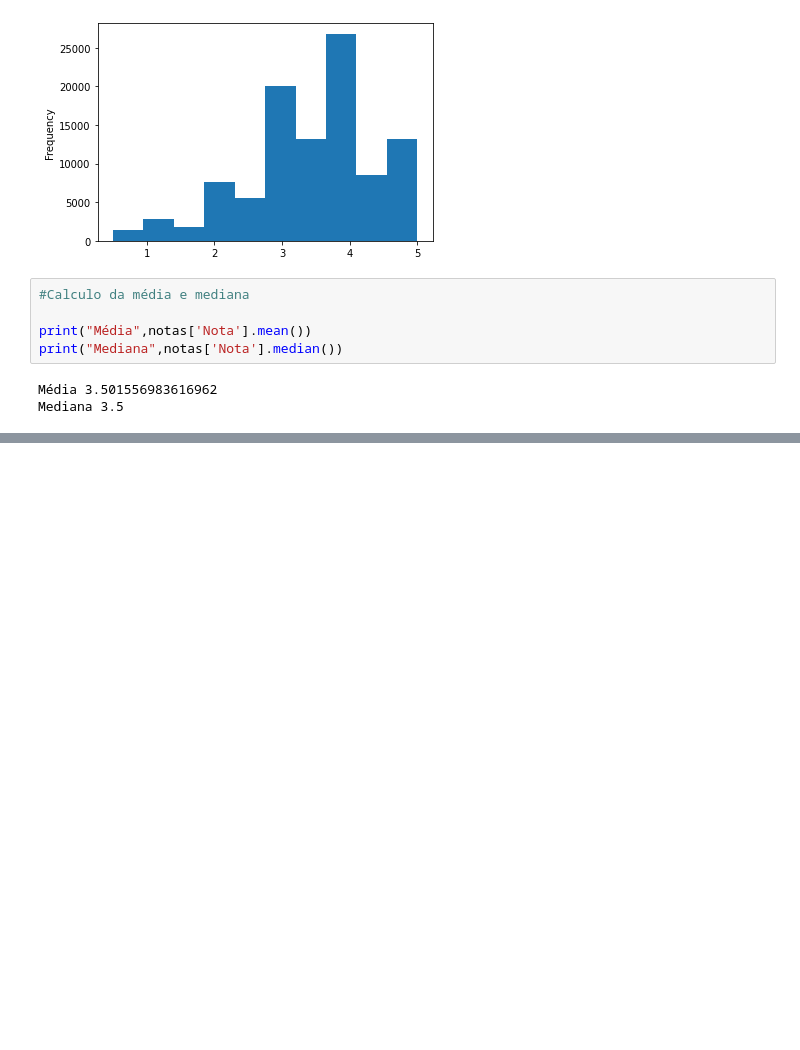
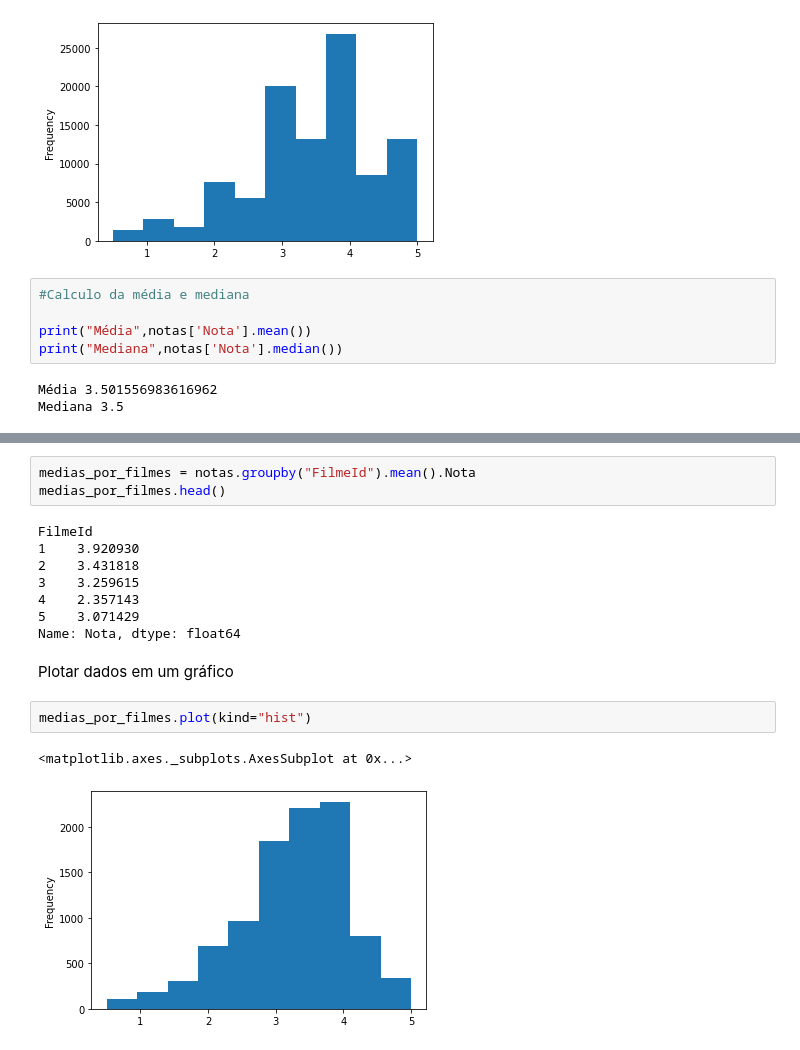
Before and after one commit to rafaelafachine/DataScience, a Jupyter notebook: AnaliseFilmes.ipynb, the cells around one changed output, grey strips where cells are left out. Cells and saved outputs as stored; diff of their text form; blank space fills up the shorter version.

```diff
--- a/AnaliseFilmes.ipynb
+++ b/AnaliseFilmes.ipynb
@@ -85,0 +160,18 @@ Mediana 3.5
+# %%
+medias_por_filmes = notas.groupby("FilmeId").mean().Nota
+medias_por_filmes.head()
+# %% [output]
+FilmeId
+1    3.920930
+2    3.431818
+3    3.259615
+4    2.357143
+5    3.071429
+Name: Nota, dtype: float64
+# %% [markdown]
+Plotar dados em um gráfico
+# %%
+medias_por_filmes.plot(kind="hist")
+# %% [output]
+<matplotlib.axes._subplots.AxesSubplot at 0x...>
+[figure, added]
```
Also changed, not shown: parts of 17 cells of this notebook.
